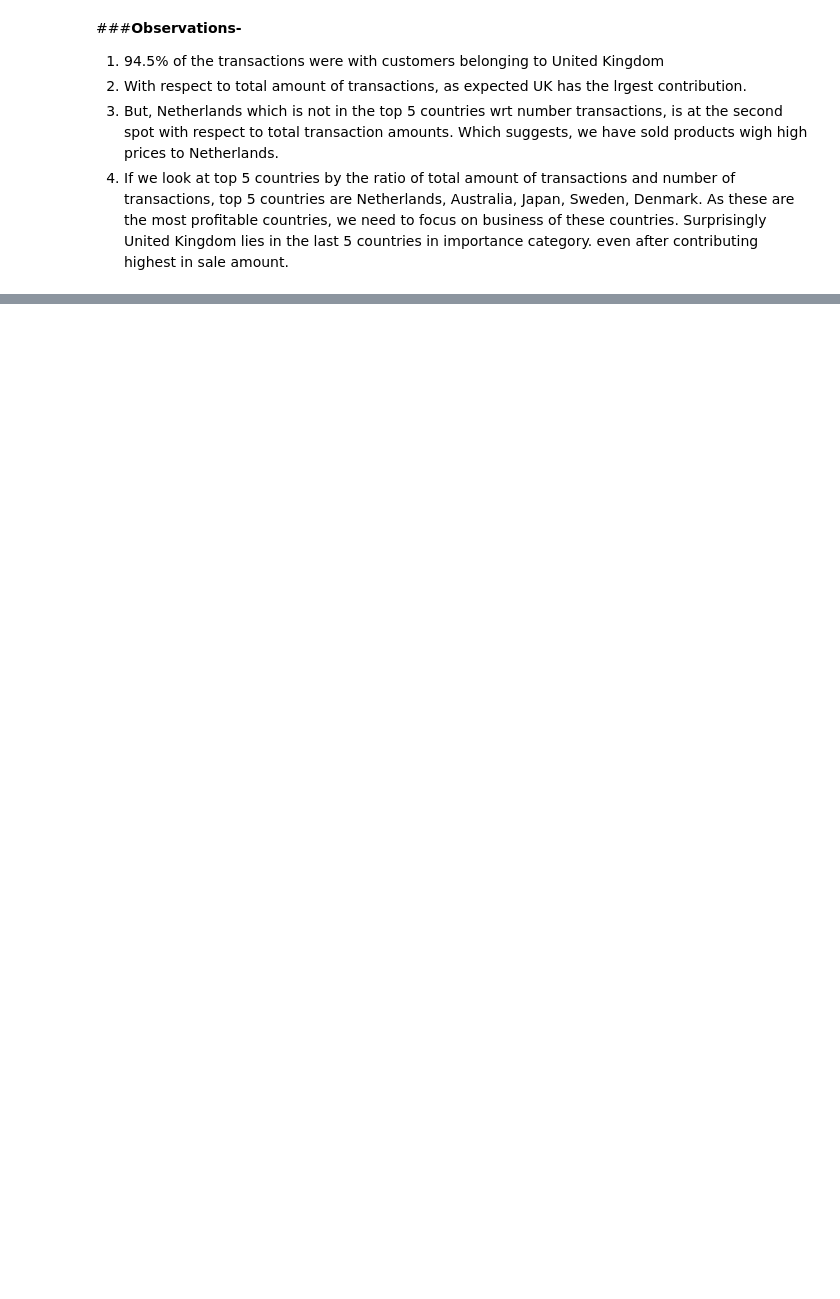
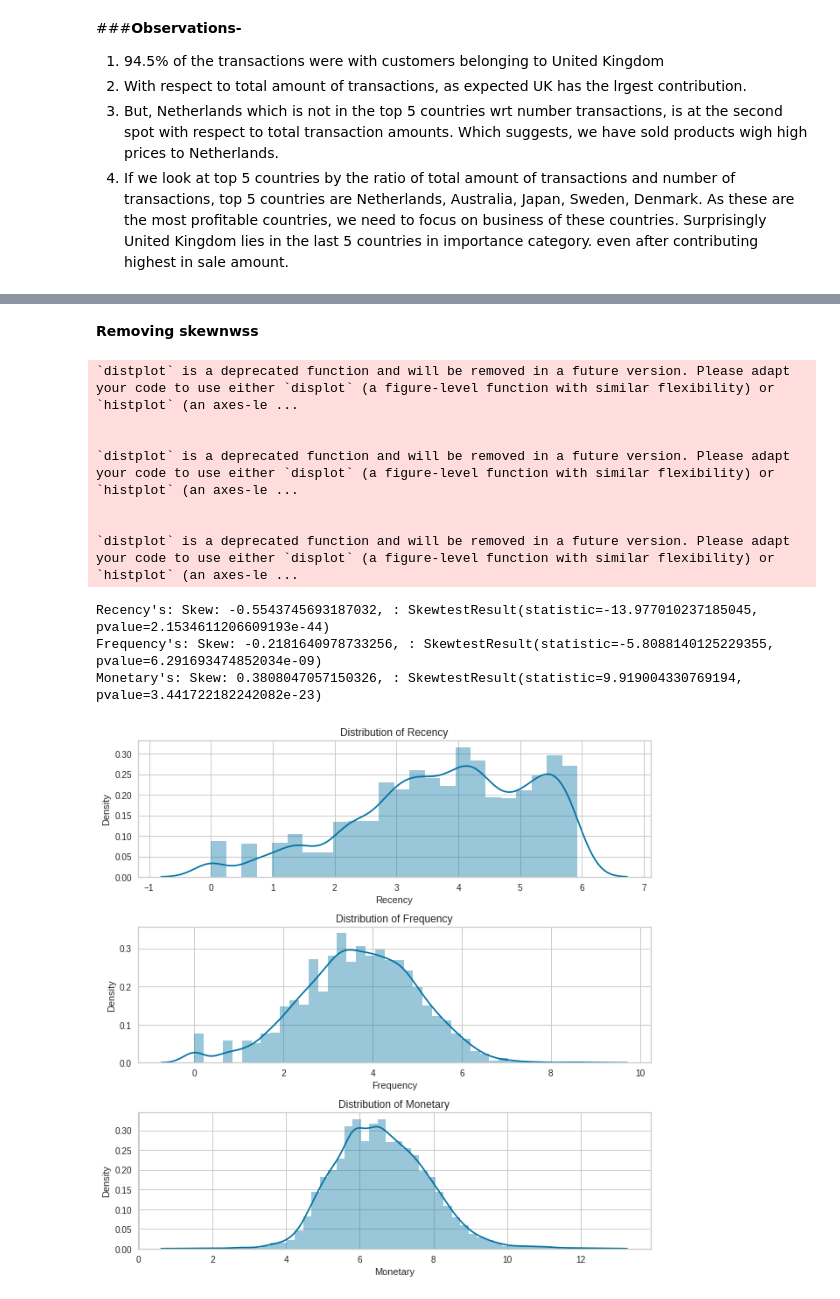
Before and after one commit to omkar123katare/Capstone_4_Netflicks_movies_and_TV_shoes_clustering, a Jupyter notebook: Online_Retail_Customer_Segmentation_Capstone_Project.ipynb, the cells around one changed output, grey strips where cells are left out. Cells and saved outputs as stored; diff of their text form; code cells hidden in the pictures; blank space fills up the shorter version.

```diff
--- a/Online_Retail_Customer_Segmentation_Capstone_Project.ipynb
+++ b/Online_Retail_Customer_Segmentation_Capstone_Project.ipynb
@@ -934,0 +1109,46 @@ fig.show()
+# %% [markdown]
+**Removing skewnwss**
+# %%
+customer_RMF_df_log=np.log(customer_RMF_df)
+# %%
+plt.figure(figsize=(9, 9))
+
+plt.subplot(3, 1, 1)
+#check_skew(customer_history_df,'Recency')
+skew = stat.skew(customer_RMF_df_log['Recency'])
+skewtest = stat.skewtest(customer_RMF_df_log['Recency'])
+plt.title('Distribution of ' + 'Recency')
+sns.distplot(customer_RMF_df_log['Recency'])
+print("{}'s: Skew: {}, : {}".format('Recency', skew, skewtest))
+
+plt.subplot(3, 1, 2)
+#check_skew(customer_history_df,'Frequency')
+skew = stat.skew(customer_RMF_df_log['Frequency'])
+skewtest = stat.skewtest(customer_RMF_df_log['Frequency'])
+plt.title('Distribution of ' + 'Frequency')
+sns.distplot(customer_RMF_df_log['Frequency'])
+print("{}'s: Skew: {}, : {}".format('Frequency', skew, skewtest))
+
+plt.subplot(3, 1, 3)
+#check_skew(customer_history_df,'Monetary')
+skew = stat.skew(customer_RMF_df_log['Monetary'])
+skewtest = stat.skewtest(customer_RMF_df_log['Monetary'])
+plt.title('Distribution of ' + 'Monetary')
+sns.distplot(customer_RMF_df_log['Monetary'])
+print("{}'s: Skew: {}, : {}".format('Monetary', skew, skewtest))
+
+
+plt.tight_layout()
+plt.savefig('before_transform.png', format='png', dpi=1000)
+# %% [output]
+`distplot` is a deprecated function and will be removed in a future version. Please adapt your code to use either `displot` (a figure-level function with similar flexibility) or `histplot` (an axes-le ...
+
+
+`distplot` is a deprecated function and will be removed in a future version. Please adapt your code to use either `displot` (a figure-level function with similar flexibility) or `histplot` (an axes-le ...
+
+
+`distplot` is a deprecated function and will be removed in a future version. Please adapt your code to use either `displot` (a figure-level function with similar flexibility) or `histplot` (an axes-le ...
+Recency's: Skew: -0.5543745693187032, : SkewtestResult(statistic=-13.977010237185045, pvalue=2.1534611206609193e-44)
+Frequency's: Skew: -0.2181640978733256, : SkewtestResult(statistic=-5.8088140125229355, pvalue=6.291693474852034e-09)
+Monetary's: Skew: 0.3808047057150326, : SkewtestResult(statistic=9.919004330769194, pvalue=3.441722182242082e-23)
+[figure, added]
```
Also changed, not shown: parts of 45 cells of this notebook.
